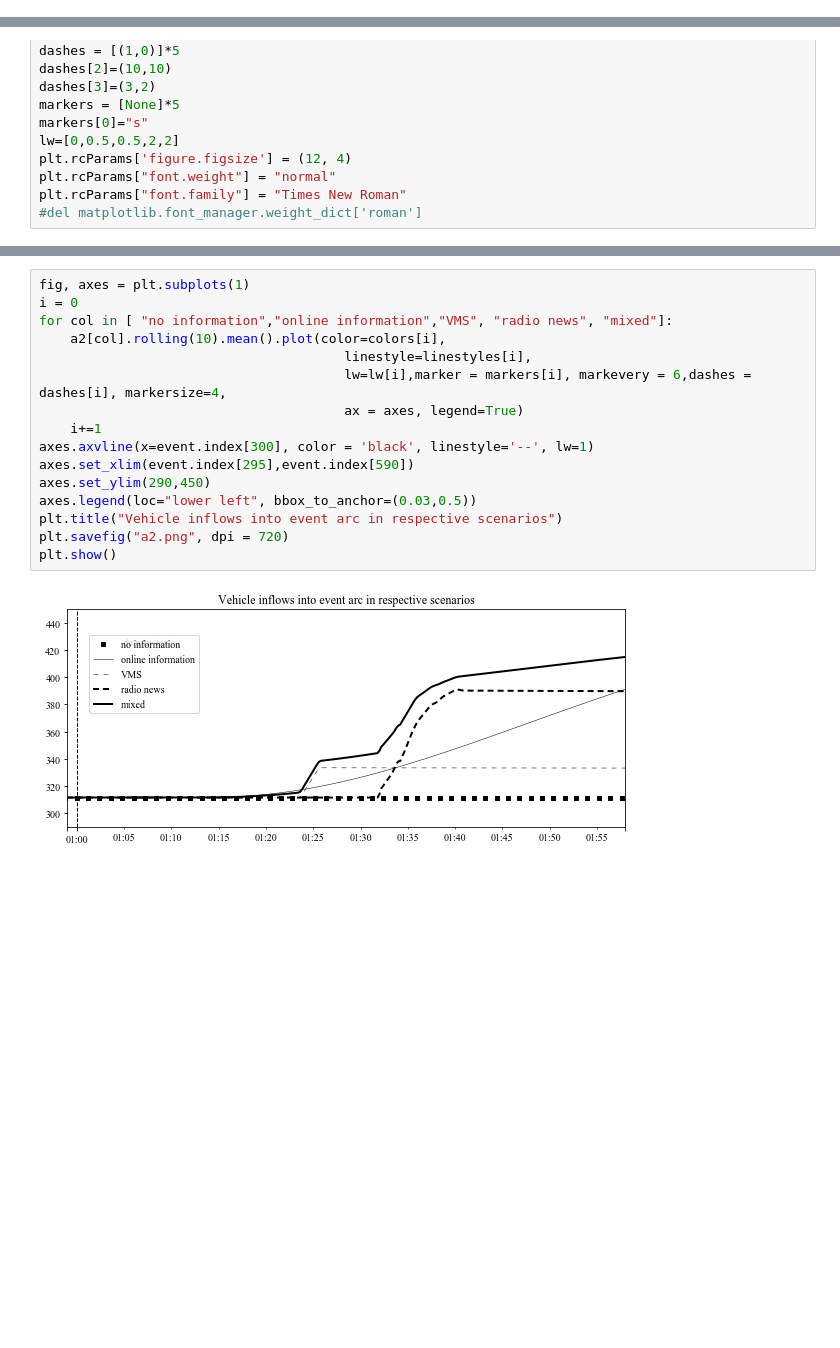
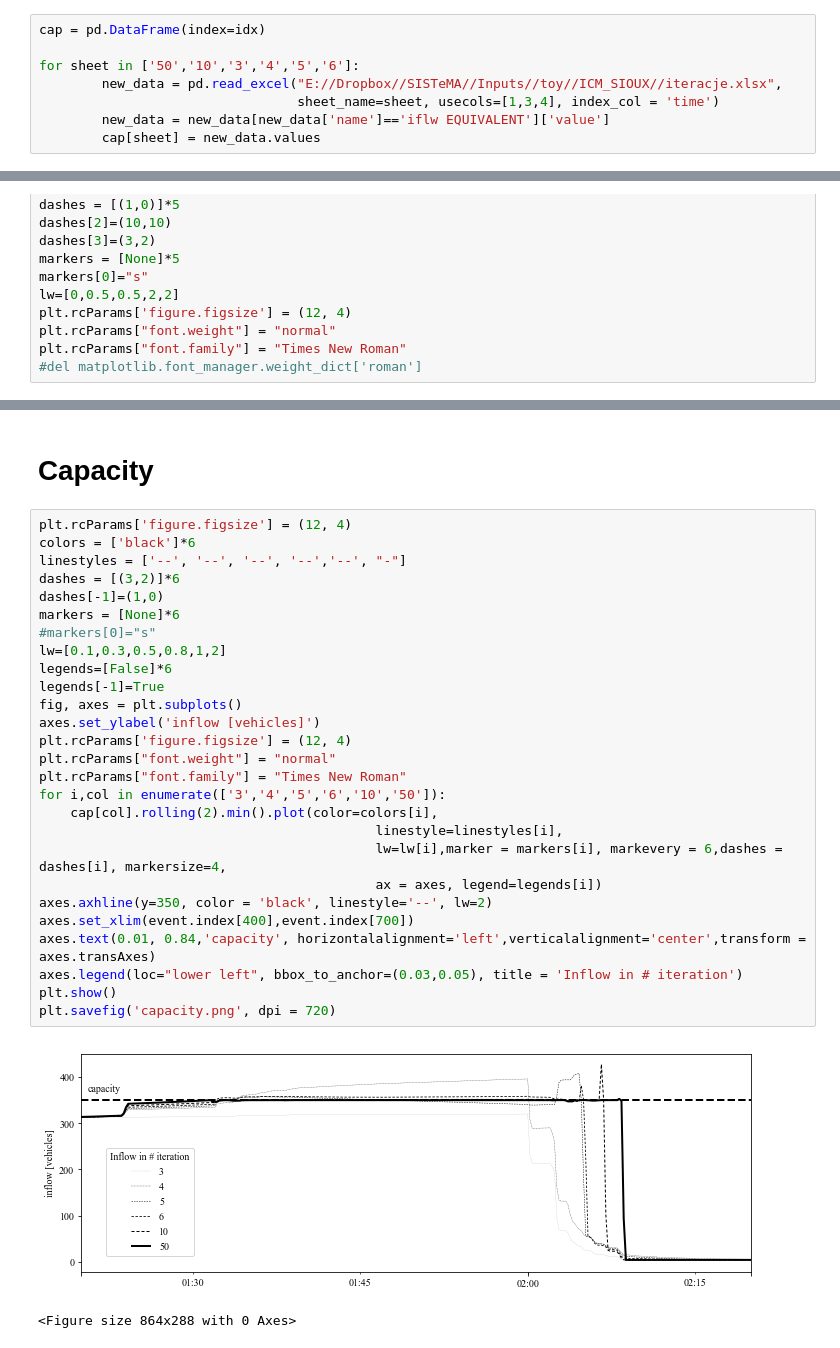
Before and after one commit to RafalKucharskiPK/DataScience_for_TransportationResearch, a Jupyter notebook: wykresy.ipynb, the cells around one changed output, grey strips where cells are left out. Cells and saved outputs as stored; diff of their text form; blank space fills up the shorter version.

```diff
--- a/wykresy.ipynb
+++ b/wykresy.ipynb
@@ -53,3 +61,11 @@ a2.columns = experiment_names
+# %%
+cap = pd.DataFrame(index=idx)
+
+for sheet in ['50','10','3','4','5','6']:
+        new_data = pd.read_excel("E://Dropbox//SISTeMA//Inputs//toy//ICM_SIOUX//iteracje.xlsx",
+                                 sheet_name=sheet, usecols=[1,3,4], index_col = 'time')
+        new_data = new_data[new_data['name']=='iflw EQUIVALENT']['value']
+        cap[sheet] = new_data.values
 # %% [markdown]
 # Plot
 ---
@@ -115,18 +163,32 @@ p(a2, "Vehicle inflows into western alternative arc in respective scenarios", yl
+# %% [markdown]
+# Capacity
 # %%
-fig, axes = plt.subplots(1)
-i = 0
-for col in [ "no information","online information","VMS", "radio news", "mixed"]:
-    a2[col].rolling(10).mean().plot(color=colors[i],
-                                       linestyle=linestyles[i],
-                                       lw=lw[i],marker = markers[i], markevery = 6,dashes = dashes[i], markersize=4,
-                                       ax = axes, legend=True)
-    i+=1
-axes.axvline(x=event.index[300], color = 'black', linestyle='--', lw=1)
-axes.set_xlim(event.index[295],event.index[590])
-axes.set_ylim(290,450)
-axes.legend(loc="lower left", bbox_to_anchor=(0.03,0.5))
-plt.title("Vehicle inflows into event arc in respective scenarios")
-plt.savefig("a2.png", dpi = 720)
+plt.rcParams['figure.figsize'] = (12, 4)
+colors = ['black']*6
+linestyles = ['--', '--', '--', '--','--', "-"]
+dashes = [(3,2)]*6
+dashes[-1]=(1,0)
+markers = [None]*6
+#markers[0]="s"
+lw=[0.1,0.3,0.5,0.8,1,2]
+legends=[False]*6
+legends[-1]=True
+fig, axes = plt.subplots()
+axes.set_ylabel('inflow [vehicles]')
+plt.rcParams['figure.figsize'] = (12, 4)
+plt.rcParams["font.weight"] = "normal"
+plt.rcParams["font.family"] = "Times New Roman"
+for i,col in enumerate(['3','4','5','6','10','50']):
+    cap[col].rolling(2).min().plot(color=colors[i],
+                                           linestyle=linestyles[i],
+                                           lw=lw[i],marker = markers[i], markevery = 6,dashes = dashes[i], markersize=4,
+                                           ax = axes, legend=legends[i])
+axes.axhline(y=350, color = 'black', linestyle='--', lw=2)
+axes.set_xlim(event.index[400],event.index[700])
+axes.text(0.01, 0.84,'capacity', horizontalalignment='left',verticalalignment='center',transform = axes.transAxes)
+axes.legend(loc="lower left", bbox_to_anchor=(0.03,0.05), title = 'Inflow in # iteration')
 plt.show()
+plt.savefig('capacity.png', dpi = 720)
 # %% [output]
-[figure, old version]
+[figure, new version]
+<Figure size 864x288 with 0 Axes>
```
Also changed, not shown: parts of 9 cells of this notebook.
